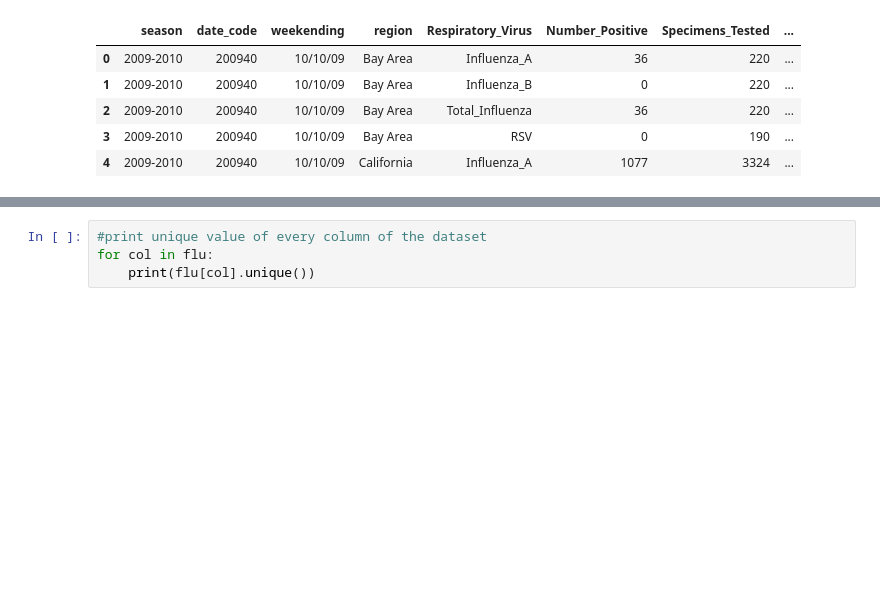
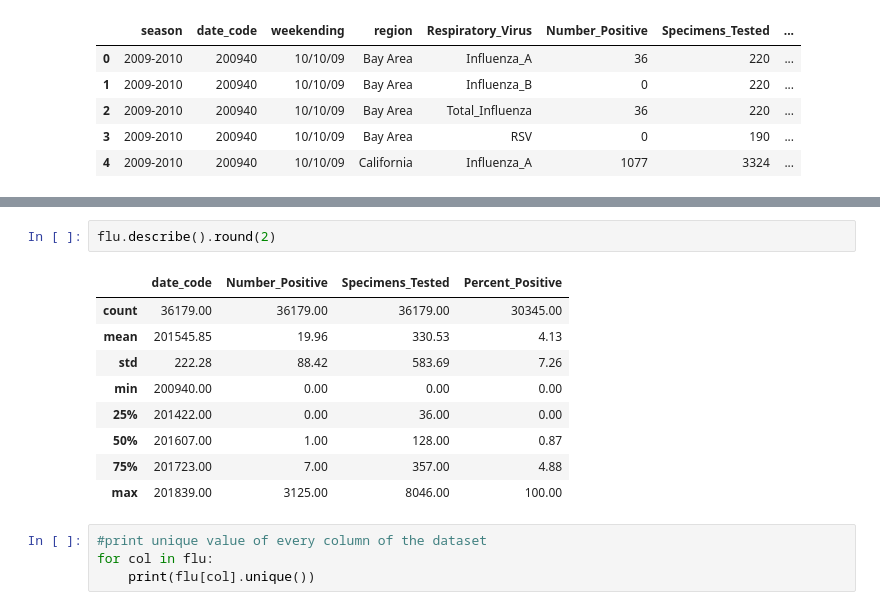
Before and after one commit to danypark91/ts_sarimax, a Jupyter notebook: flu.ipynb, the cells around one changed output, grey strips where cells are left out. Saved outputs shown, nothing was run; the diff lists cells and outputs as text; blank space fills up the shorter version.

```diff
--- a/flu.ipynb
+++ b/flu.ipynb
@@ -43,6 +45,18 @@ Data columns (total 8 columns):
  7   Percent_Positive   30345 non-null  float64
 dtypes: float64(1), int64(3), object(4)
 memory usage: 2.2+ MB
+# %%
+flu.describe().round(2)
+# %% [output]
+|  | date_code | Number_Positive | Specimens_Tested | Percent_Positive |
+| count | 36179.00 | 36179.00 | 36179.00 | 30345.00 |
+| mean | 201545.85 | 19.96 | 330.53 | 4.13 |
+| std | 222.28 | 88.42 | 583.69 | 7.26 |
+| min | 200940.00 | 0.00 | 0.00 | 0.00 |
+| 25% | 201422.00 | 0.00 | 36.00 | 0.00 |
+| 50% | 201607.00 | 1.00 | 128.00 | 0.87 |
+| 75% | 201723.00 | 7.00 | 357.00 | 4.88 |
+| max | 201839.00 | 3125.00 | 8046.00 | 100.00 |
 # %%
 #print unique value of every column of the dataset
 for col in flu:
```
Also changed, not shown: parts of 3 cells of this notebook.
